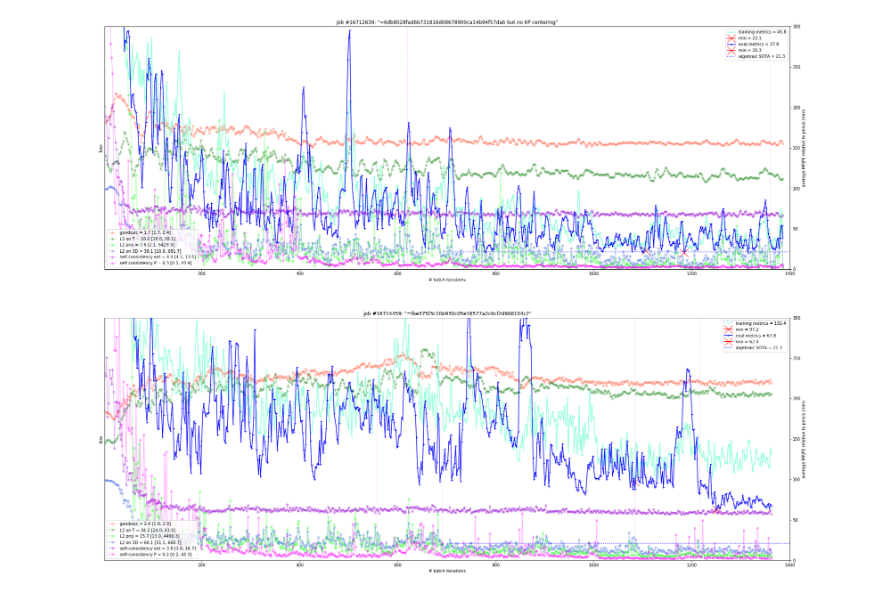
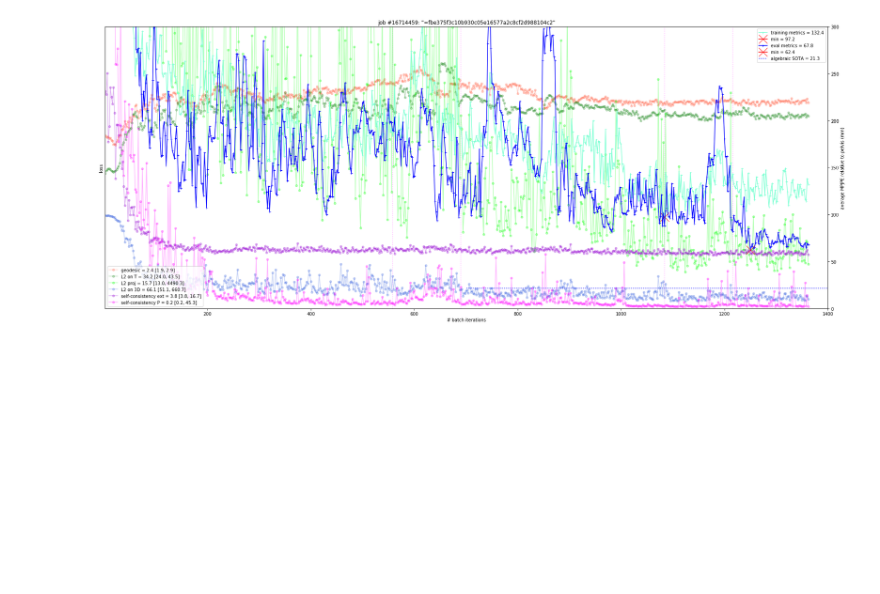
Before and after one commit to karfly/learnable-triangulation-pytorch, a Jupyter notebook: tom.ipynb, the cells around one changed output. Saved outputs shown, nothing was run; the diff lists cells and outputs as text; code cells hidden in the pictures; blank space fills up the shorter version.

```diff
--- a/tom.ipynb
+++ b/tom.ipynb
@@ -58,18 +58,18 @@ def plot_jobs(jobs, titles, training_batch_size=8, metrics_ylim=[0, 1e2], n_max_
 # %%
 jobs = list(zip(*[
     # SOTA superv R|t
     #('16647158', '=16640073, 10% dataset'),
 
     # SOTA superv R|t (pelvis sitting on origin => predict just d)
     #('16700068', '=1ac51aa18715346b37153df517d7e9fb94c23ec6 but with Rod'),  # 16700001 with 6D
 
     # SOTA unsuperv R|t (pelvis sitting on origin)
-    ('16712639', '=6db8028fad6b731816d08678900ca14b94f57dab but no KP centering'),  # 16711084
+    #('16712639', '=6db8028fad6b731816d08678900ca14b94f57dab but no KP centering'),  # 16711084
 
     # SOTA unsuperv 3D, R|t (pelvis sitting on origin)
     ('16714459', '=fbe375f3c10b930c05e16577a2c8cf2d988104c2'),
 ]))
 
 plot_jobs(jobs[0], jobs[1], metrics_ylim=[0, 3e2], n_max_epochs=7e2)
 # %% [output]
-[figure, old version]
+[figure, new version]
```
Also changed, not shown: 3 other files.
